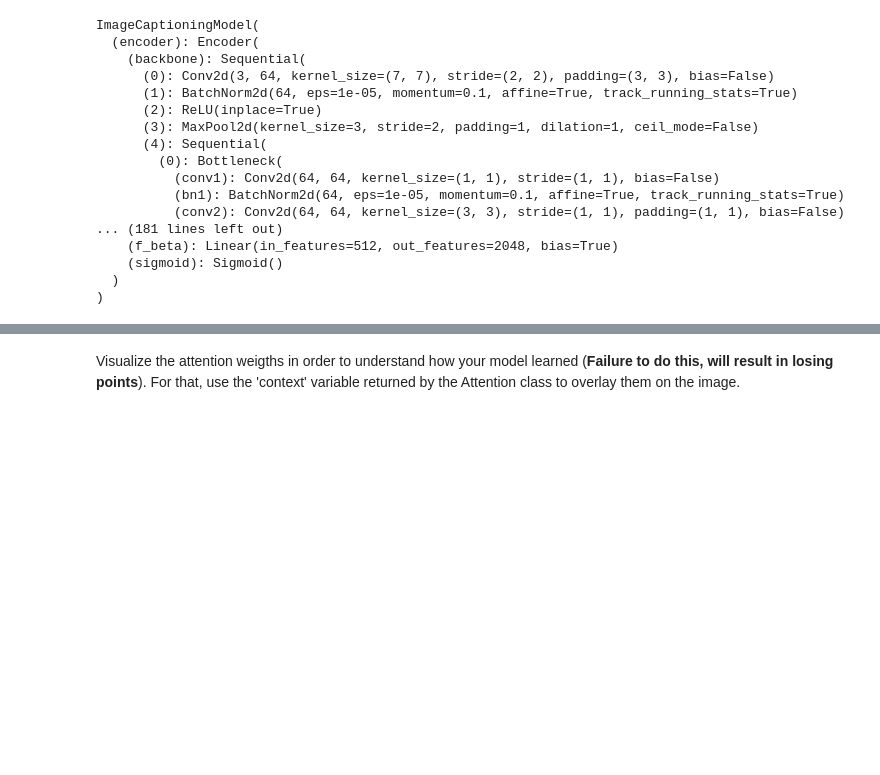
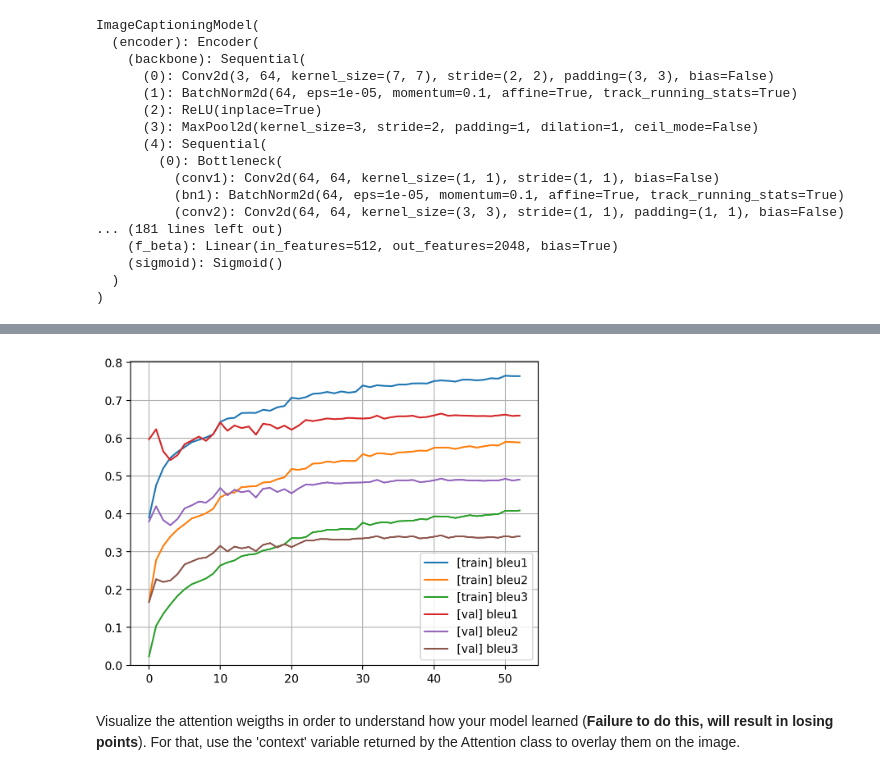
Before and after one commit to liviuflo/dnd-assignment2, a Jupyter notebook: DND_Assignment_2_24_25_1.ipynb, the cells around one changed output, grey strips where cells are left out. Cells and saved outputs as stored; diff of their text form; code cells hidden in the pictures; blank space fills up the shorter version.

```diff
--- a/DND_Assignment_2_24_25_1.ipynb
+++ b/DND_Assignment_2_24_25_1.ipynb
@@ -1219,3 +1234,7 @@ ImageCaptioningModel(
+# %%
+Image("plots/1731583445_53_metrics.png", width=450)
+# %% [output]
+[figure, added]
 # %% [markdown]
 Visualize the attention weigths in order to understand how your model learned (**Failure to do this, will result in losing points**).
 For that, use the 'context' variable returned by the Attention class to overlay them on the image.
```
Also changed, not shown: parts of 5 cells of this notebook.
